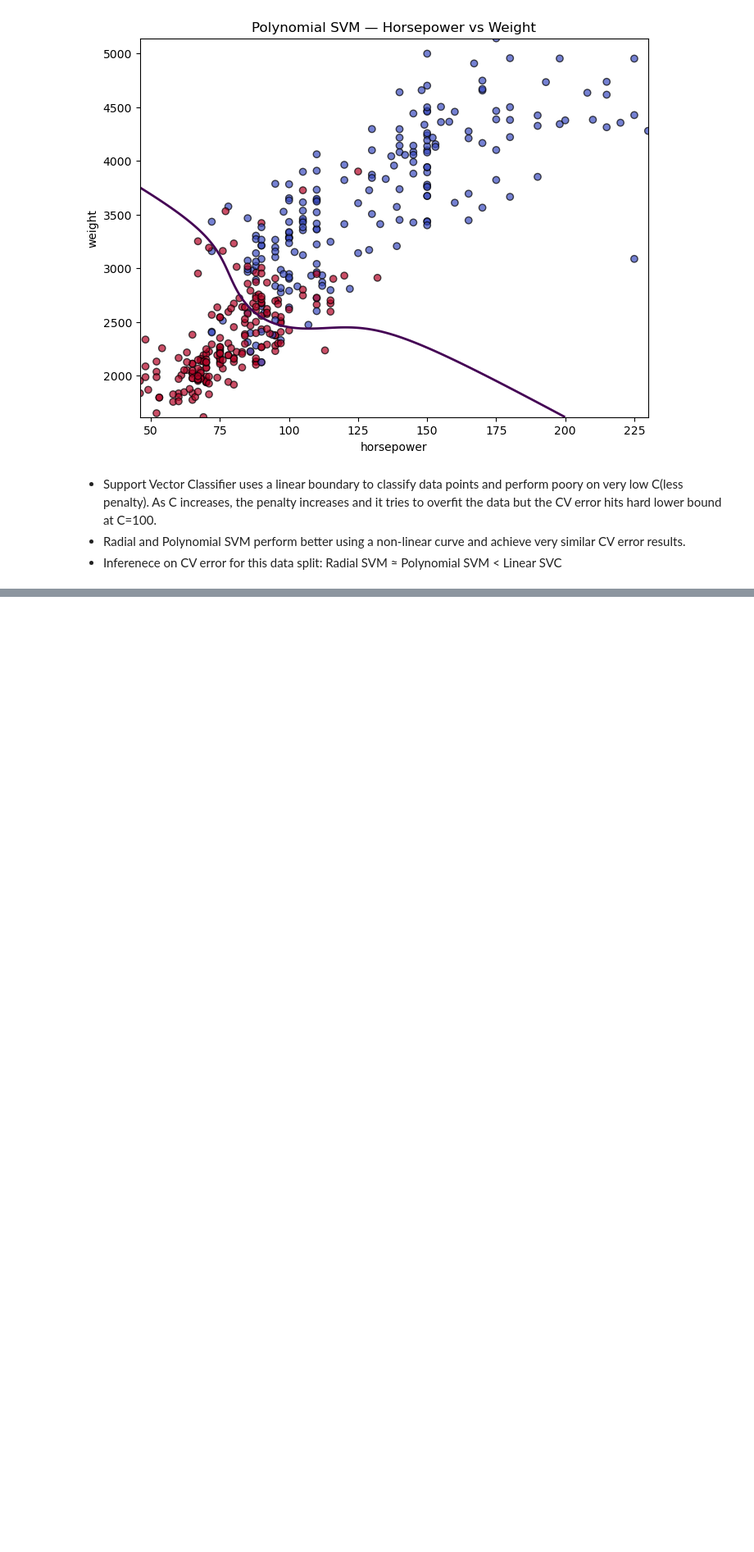
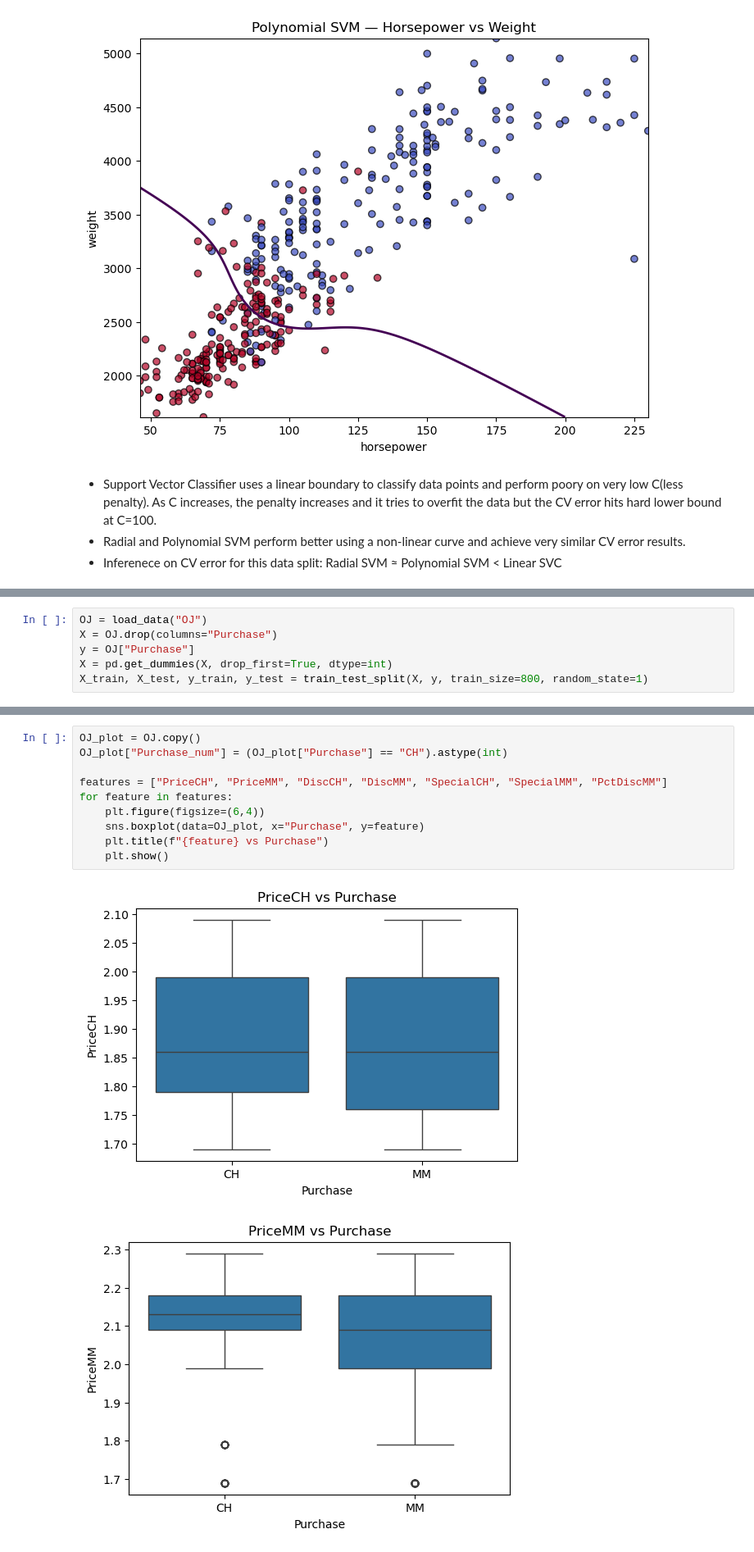
Before and after one commit to sumukha-r/isl-python-solutions, a Jupyter notebook: Chapter09-Support-Vector-Machines/Chapter09-Support-Vector-Machines.ipynb, the cells around one changed output, grey strips where cells are left out. Shown at 82% size. Saved outputs shown, nothing was run; the diff lists cells and outputs as text; blank space fills up the shorter version.

```diff
--- a/Chapter09-Support-Vector-Machines/Chapter09-Support-Vector-Machines.ipynb
+++ b/Chapter09-Support-Vector-Machines/Chapter09-Support-Vector-Machines.ipynb
@@ -512,0 +516,6 @@ plot_svm_boundary(poly_2d, X2, y2, "Polynomial SVM — Horsepower vs Weight")
+# %%
+OJ = load_data("OJ")
+X = OJ.drop(columns="Purchase")
+y = OJ["Purchase"]
+X = pd.get_dummies(X, drop_first=True, dtype=int)
+X_train, X_test, y_train, y_test = train_test_split(X, y, train_size=800, random_state=1)
@@ -512,0 +618,13 @@ plot_svm_boundary(poly_2d, X2, y2, "Polynomial SVM — Horsepower vs Weight")
+# %%
+OJ_plot = OJ.copy()
+OJ_plot["Purchase_num"] = (OJ_plot["Purchase"] == "CH").astype(int)
+
+features = ["PriceCH", "PriceMM", "DiscCH", "DiscMM", "SpecialCH", "SpecialMM", "PctDiscMM"]
+for feature in features:
+    plt.figure(figsize=(6,4))
+    sns.boxplot(data=OJ_plot, x="Purchase", y=feature)
+    plt.title(f"{feature} vs Purchase")
+    plt.show()
+# %% [output]
+[figure, added]
+[figure, added]
```
Also changed, not shown: parts of 10 cells of this notebook, 1 other file.
